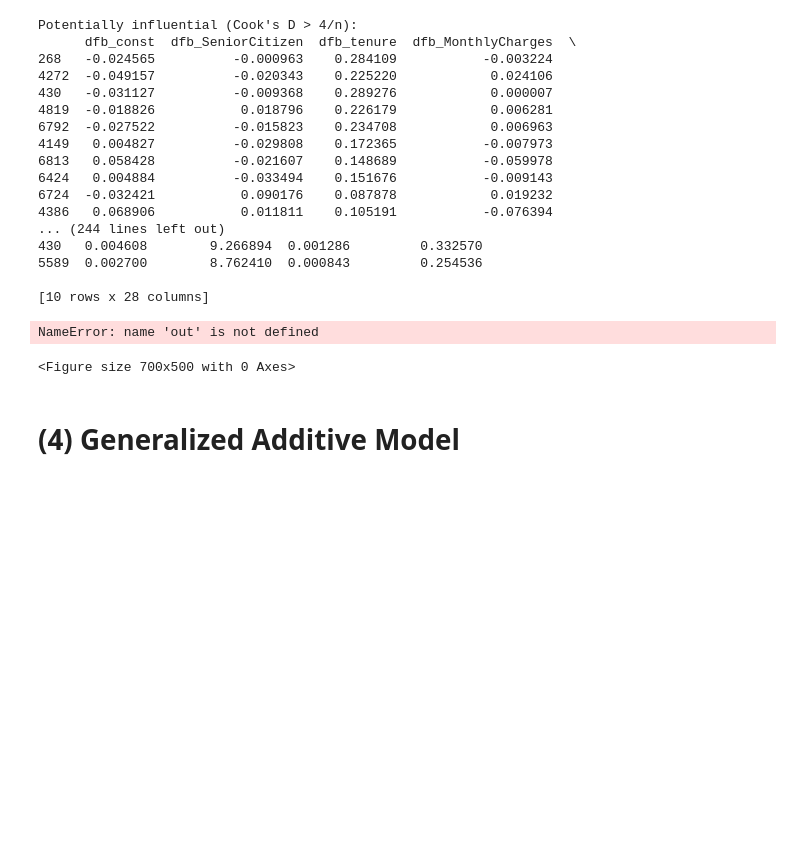
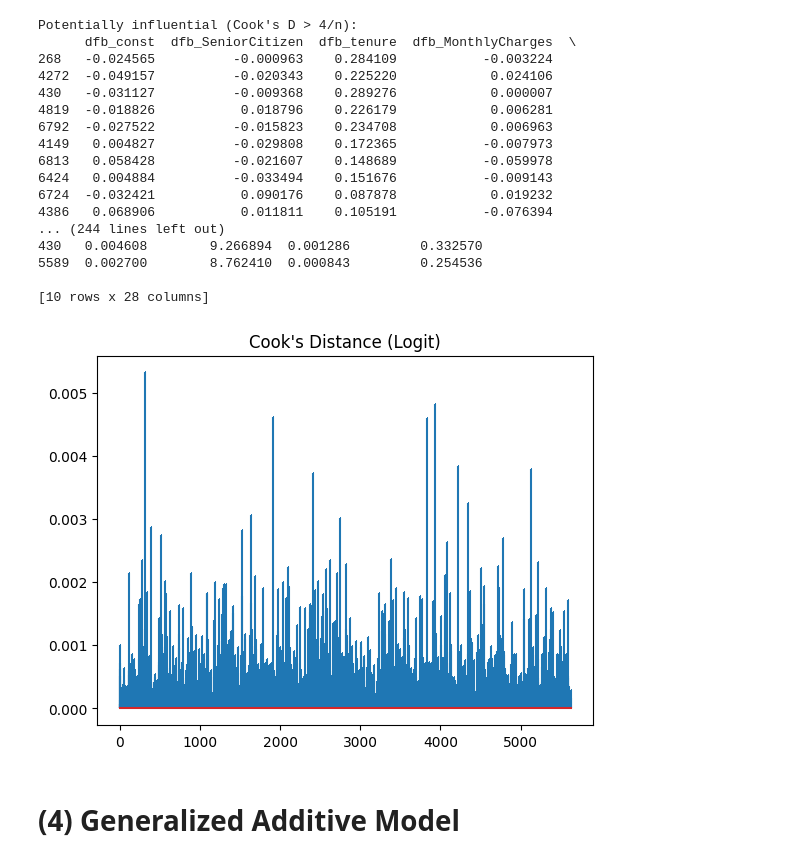
Before and after one commit to khaeuss808/AIPI590_InterpretableAI, a Jupyter notebook: Assignment1.ipynb, the cells around one changed output. Saved outputs shown, nothing was run; the diff lists cells and outputs as text; code cells hidden in the pictures; blank space fills up the shorter version.

```diff
--- a/Assignment1.ipynb
+++ b/Assignment1.ipynb
@@ -477,25 +469,17 @@ Potentially influential (Cook's D > 4/n):
 5589  0.002700        8.762410  0.000843         0.254536
 
 [10 rows x 28 columns]
-# %%
-import matplotlib.pyplot as plt
-
-plt.figure(figsize=(7, 5))
-sizes = 2000 * np.minimum(out["cookD"], cook_thr * 5)  # cap size for readability
-plt.scatter(out["leverage"], out["|std_resid|"] ** 2, s=sizes, alpha=0.3)
-
-# thresholds
-plt.axvline(lev_thr, ls="--", label=f"leverage = 2p/n ({lev_thr:.3f})")
-plt.axhline(3**2, ls="--", label="(std resid)^2 = 9")
-plt.title("Influence plot: leverage vs residual^2 (size = Cook's D)")
-plt.xlabel("Leverage (hat_diag)")
-plt.ylabel("Standardized residual squared")
-plt.legend()
-plt.tight_layout()
-plt.show()
-# %% [output]
-NameError: name 'out' is not defined
-<Figure size 700x500 with 0 Axes>
+# %%
+influence = logit_res.get_influence()
+summary_frame = influence.summary_frame()
+
+# Cook's Distance - code from Google on how to plot cooks distance
+summary_frame["cooks_d"] = influence.cooks_distance[0]
+plt.stem(summary_frame["cooks_d"], markerfmt=",")
+plt.title("Cook's Distance (Logit)")
+plt.show()
+# %% [output]
+[figure, added]
 # %% [markdown]
 # (4) Generalized Additive Model
 # %%
```
Also changed, not shown: parts of 14 cells of this notebook.
